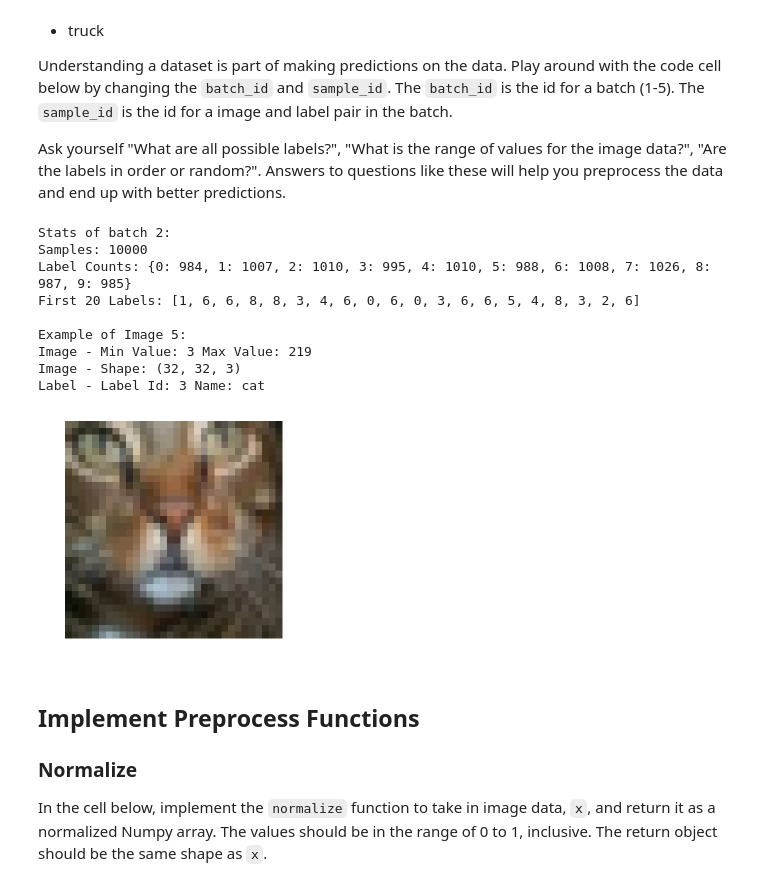
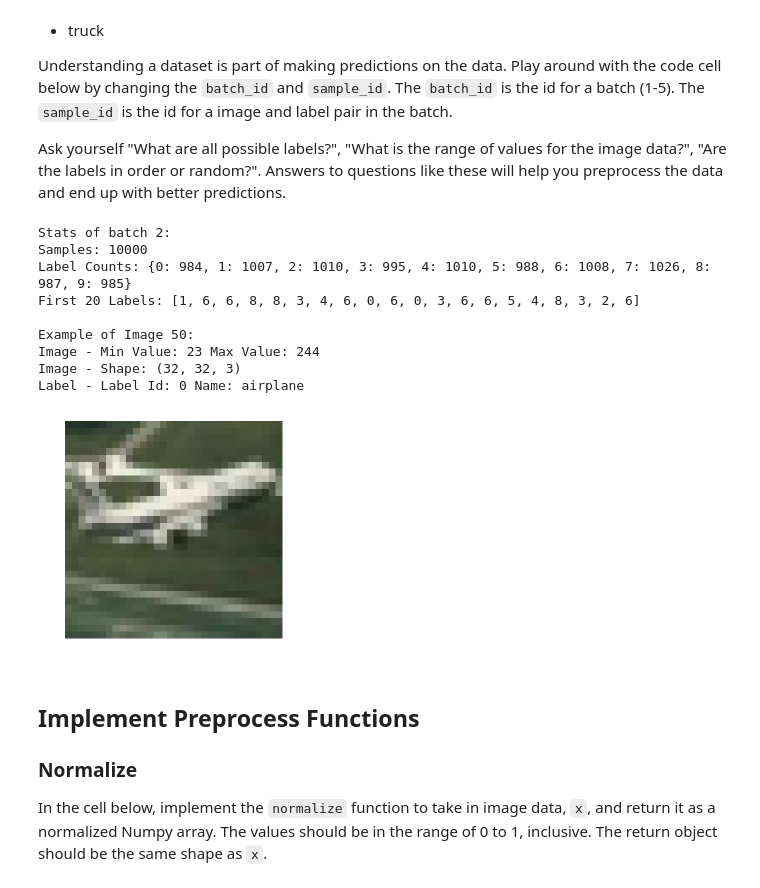
Before and after one commit to bodias/deep-learning, a Jupyter notebook: image-classification/dlnd_image_classification.ipynb, the cells around one changed output. Saved outputs shown, nothing was run; the diff lists cells and outputs as text; code cells hidden in the pictures.

```diff
--- a/image-classification/dlnd_image_classification.ipynb
+++ b/image-classification/dlnd_image_classification.ipynb
@@ -66,25 +66,25 @@ Ask yourself "What are all possible labels?", "What is the range of values for t
 # %%
 %matplotlib inline
 %config InlineBackend.figure_format = 'retina'
 
 import helper
 import numpy as np
 
 # Explore the dataset
 batch_id = 2
-sample_id = 5
+sample_id = 50
 helper.display_stats(cifar10_dataset_folder_path, batch_id, sample_id)
 # %% [output]
 Stats of batch 2:
 Samples: 10000
 Label Counts: {0: 984, 1: 1007, 2: 1010, 3: 995, 4: 1010, 5: 988, 6: 1008, 7: 1026, 8: 987, 9: 985}
 First 20 Labels: [1, 6, 6, 8, 8, 3, 4, 6, 0, 6, 0, 3, 6, 6, 5, 4, 8, 3, 2, 6]
 
-Example of Image 5:
-Image - Min Value: 3 Max Value: 219
+Example of Image 50:
+Image - Min Value: 23 Max Value: 244
 Image - Shape: (32, 32, 3)
-Label - Label Id: 3 Name: cat
+Label - Label Id: 0 Name: airplane
-[figure, old version]
+[figure, new version]
 # %% [markdown]
 ## Implement Preprocess Functions
 ### Normalize
```
Also changed, not shown: parts of 14 cells of this notebook, 1 other file.
